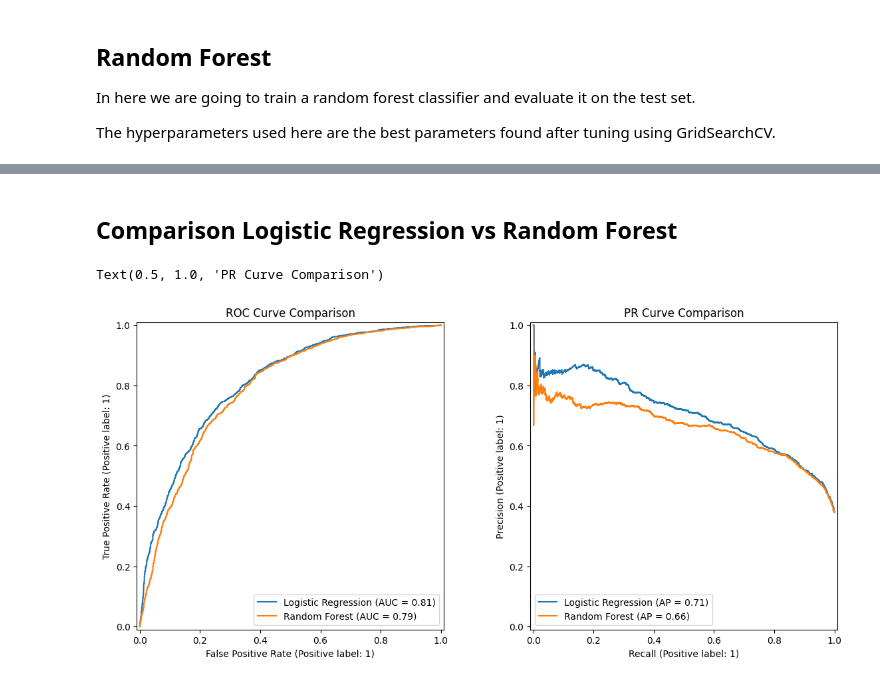
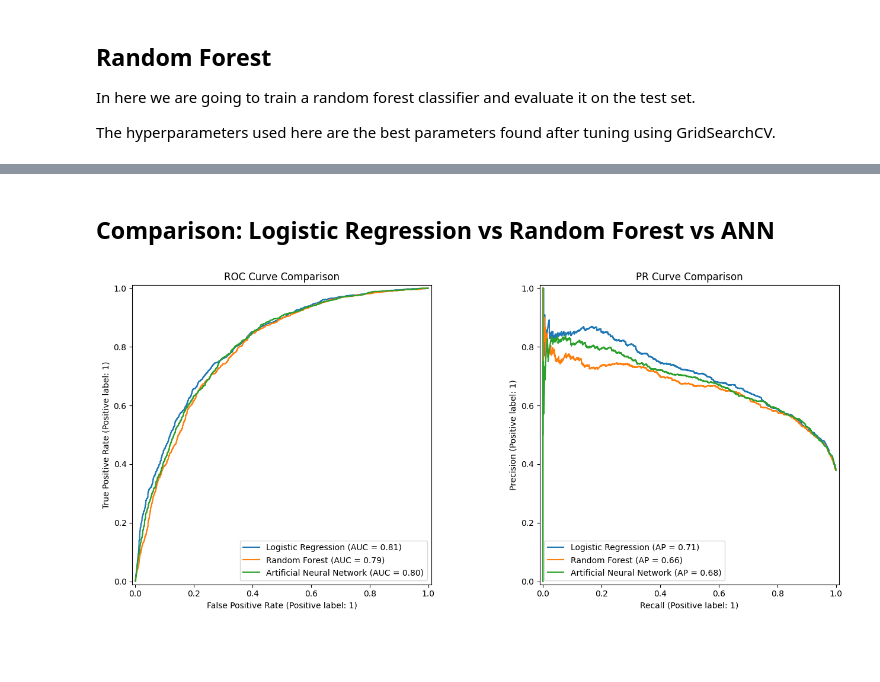
Before and after one commit to JhanaviLingameneni/Prompted-ICU-Risk-Forecasting, a Jupyter notebook: code/ml/main.ipynb, the cells around one changed output, grey strips where cells are left out. Drawn from its saved outputs; the diff is of its cells as text; code cells hidden in the pictures; blank space fills up the shorter version.

```diff
--- a/code/ml/main.ipynb
+++ b/code/ml/main.ipynb
@@ -204,19 +229,18 @@ In here we are training a model using LogisticRegression algorithm.
 
 The hyperparameters used here are the best parameters found after tuning using GridSearchCV.
 # %%
-lr_model = LogisticRegression(C=np.float64(0.1), max_iter=500, random_state=42)
+lr_model = LogisticRegression(C=0.1, max_iter=500, random_state=42)
 lr_model.fit(x_train_scaled, y_train)
 y_pred = lr_model.predict(x_test_scaled)
+lr_score = lr_model.predict_proba(x_test_scaled)[:, 1]
 
-# Make an 18x5 figure with 3 subplots: confusion matrix, ROC curve, and precision-recall curve.
+evaluate_model(y_test, y_pred, lr_score, 'Logistic Regression')
+
+# Confusion Matrix, ROC curve, and Precision-Recall curve.
 lr_fig, lr_axes = plt.subplots(1, 3, figsize=(18, 5))
-
-print(classification_report(y_test, y_pred))
-# Confusion Matrix, ROC curve, and Precision-Recall curve.
 ConfusionMatrixDisplay.from_estimator(lr_model, x_test_scaled, y_test, ax=lr_axes[0], cmap='Blues')
 RocCurveDisplay.from_estimator(lr_model, x_test_scaled, y_test, ax=lr_axes[1])
 PrecisionRecallDisplay.from_estimator(lr_model, x_test_scaled, y_test, ax=lr_axes[2])
-
 plt.tight_layout()
 plt.show()
 # %% [output]
@@ -294 +318,14 @@ Best parameters found were:
+# %%
+# ANN-specific split and scaling to avoid leakage from validation/test sets.
+x_ann_val, y_ann_val = process_dataset(data_set="c", undersample=False)  # Without undersampling
+
+ann_scaler = StandardScaler()
+x_ann_train = ann_scaler.fit_transform(df_x_train)
+x_ann_val = ann_scaler.transform(x_ann_val)
+x_ann_test = ann_scaler.transform(df_x_test)
+
+
+y_ann_train = df_y_train.values.ravel()
+y_ann_val = y_ann_val.values.ravel()
+y_ann_test = df_y_test.values.ravel()
 # %%
@@ -407,0 +349,6 @@ Accuracy: 0.6292
+# %%
+# Predict probabilities on test set, then apply a lower threshold to prioritize recall.
+y_score = ann_model.predict(x_ann_test, verbose=0).ravel()
+y_pred = (y_score > 0.3).astype(int)
+
+evaluate_model(y_ann_test, y_pred, y_score, 'ANN (threshold = 0.3)')
@@ -438,17 +436,21 @@ plt.show()
 # %% [markdown]
-## Comparison Logistic Regression vs Random Forest
+## Comparison: Logistic Regression vs Random Forest vs ANN
 # %%
 fig, (ax1, ax2) = plt.subplots(1, 2, figsize=(14, 6))
 
 # Plot ROC Curves for both on ax1
 RocCurveDisplay.from_estimator(lr_model, x_test_scaled, y_test, ax=ax1, name="Logistic Regression")
 RocCurveDisplay.from_estimator(rf_model, x_test_scaled, y_test, ax=ax1, name="Random Forest")
+RocCurveDisplay.from_predictions(y_ann_test, y_score, ax=ax1, name="Artificial Neural Network")
 ax1.set_title("ROC Curve Comparison")
 
 # Plot PR Curves for both on ax2
 PrecisionRecallDisplay.from_estimator(lr_model, x_test_scaled, y_test, ax=ax2, name="Logistic Regression")
 PrecisionRecallDisplay.from_estimator(rf_model, x_test_scaled, y_test, ax=ax2, name="Random Forest")
+PrecisionRecallDisplay.from_predictions(y_ann_test, y_score, ax=ax2, name="Artificial Neural Network")
 ax2.set_title("PR Curve Comparison")
+
+plt.tight_layout()
+plt.show()
 # %% [output]
-Text(0.5, 1.0, 'PR Curve Comparison')
-[figure, old version]
+[figure, new version]
```
Also changed, not shown: parts of 15 cells of this notebook.
